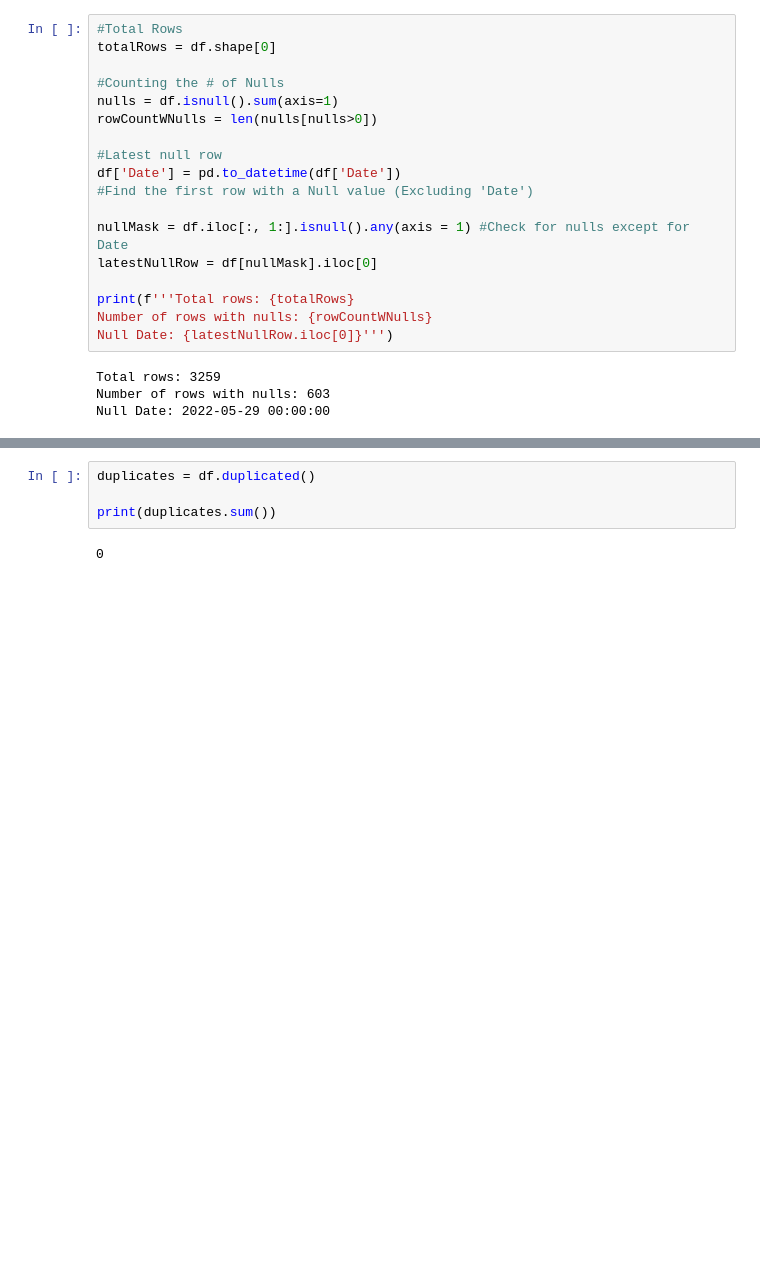
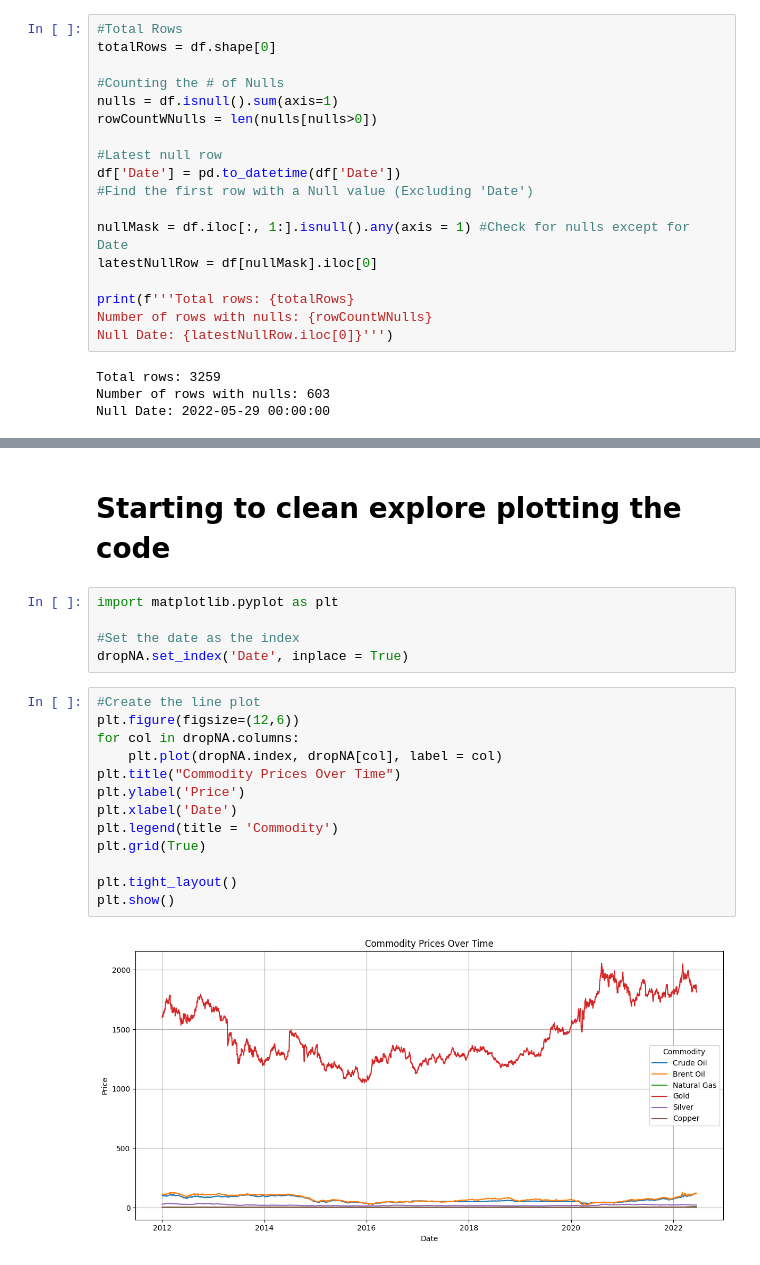
Before and after one commit to kahlilello/CommoditiesStreamlit, a Jupyter notebook: ML.ipynb, the cells around one changed output, grey strips where cells are left out. Cells and saved outputs as stored; diff of their text form; blank space fills up the shorter version.

```diff
--- a/ML.ipynb
+++ b/ML.ipynb
@@ -93,6 +95,22 @@ Latest Date: 2012-01-03 00:00:00
-# %%
-duplicates = df.duplicated()
-
-print(duplicates.sum())
-# %% [output]
-0
+# %% [markdown]
+# Starting to clean explore plotting the code
+# %%
+import matplotlib.pyplot as plt
+
+#Set the date as the index
+dropNA.set_index('Date', inplace = True)
+# %%
+#Create the line plot
+plt.figure(figsize=(12,6))
+for col in dropNA.columns:
+    plt.plot(dropNA.index, dropNA[col], label = col)
+plt.title("Commodity Prices Over Time")
+plt.ylabel('Price')
+plt.xlabel('Date')
+plt.legend(title = 'Commodity')
+plt.grid(True)
+
+plt.tight_layout()
+plt.show()
+# %% [output]
+[figure, added]
```
Also changed, not shown: parts of 1 cell of this notebook, 3 other files.
